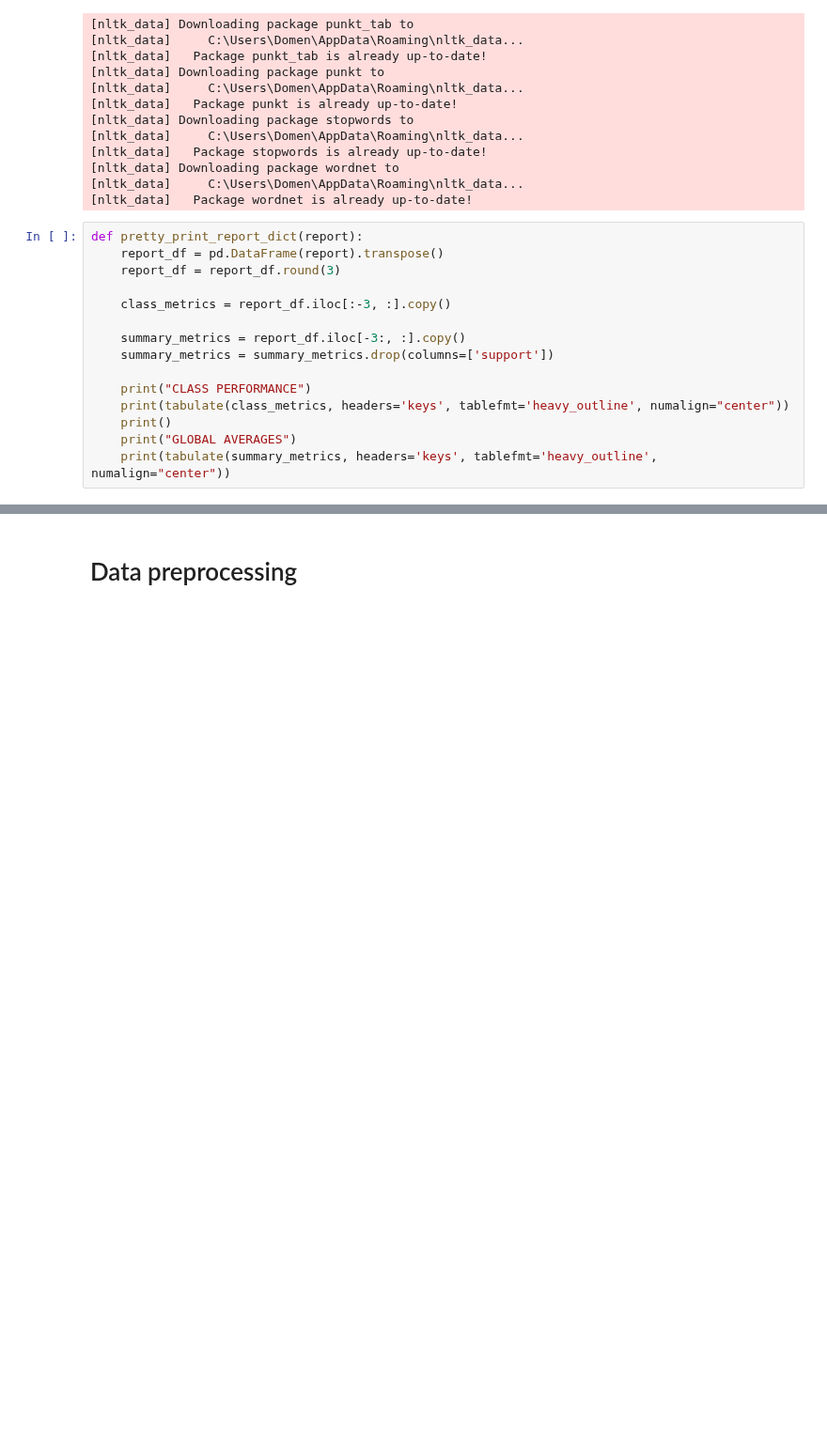
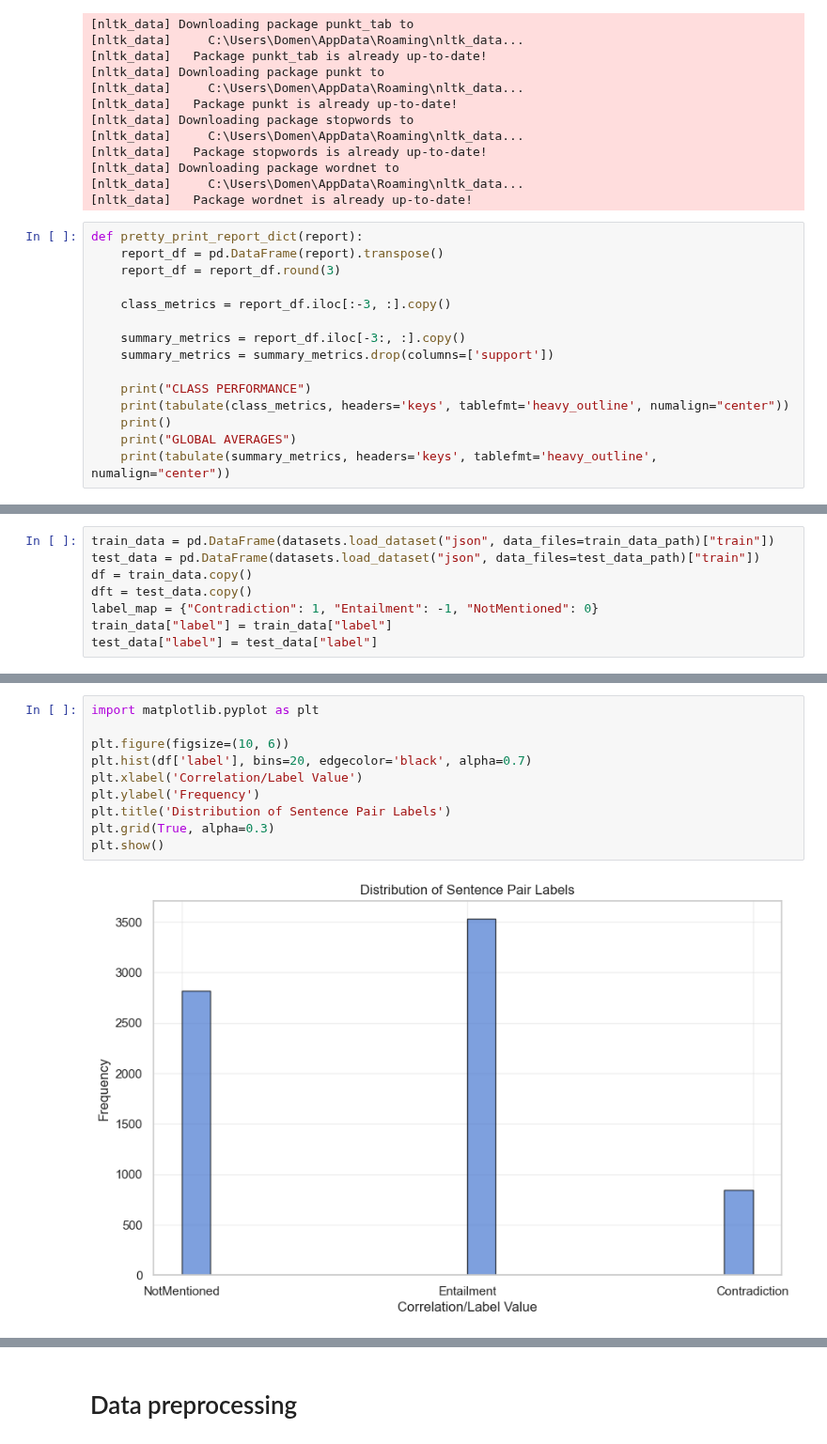
Before and after one commit to IS-NLP/SkupnoAng, a Jupyter notebook: preprocess.ipynb, the cells around one changed output, grey strips where cells are left out. Shown at 94% size. Drawn from its saved outputs; the diff is of its cells as text; blank space fills up the shorter version.

Commit message:
Graph stuff

```diff
--- a/preprocess.ipynb
+++ b/preprocess.ipynb
@@ -56,0 +116,8 @@ def pretty_print_report_dict(report):
+# %%
+train_data = pd.DataFrame(datasets.load_dataset("json", data_files=train_data_path)["train"])
+test_data = pd.DataFrame(datasets.load_dataset("json", data_files=test_data_path)["train"])
+df = train_data.copy()
+dft = test_data.copy()
+label_map = {"Contradiction": 1, "Entailment": -1, "NotMentioned": 0}
+train_data["label"] = train_data["label"]
+test_data["label"] = test_data["label"]
@@ -56,0 +140,12 @@ def pretty_print_report_dict(report):
+# %%
+import matplotlib.pyplot as plt
+
+plt.figure(figsize=(10, 6))
+plt.hist(df['label'], bins=20, edgecolor='black', alpha=0.7)
+plt.xlabel('Correlation/Label Value')
+plt.ylabel('Frequency')
+plt.title('Distribution of Sentence Pair Labels')
+plt.grid(True, alpha=0.3)
+plt.show()
+# %% [output]
+[figure, added]
```
Also changed, not shown: parts of 51 cells of this notebook, 2 other files.
